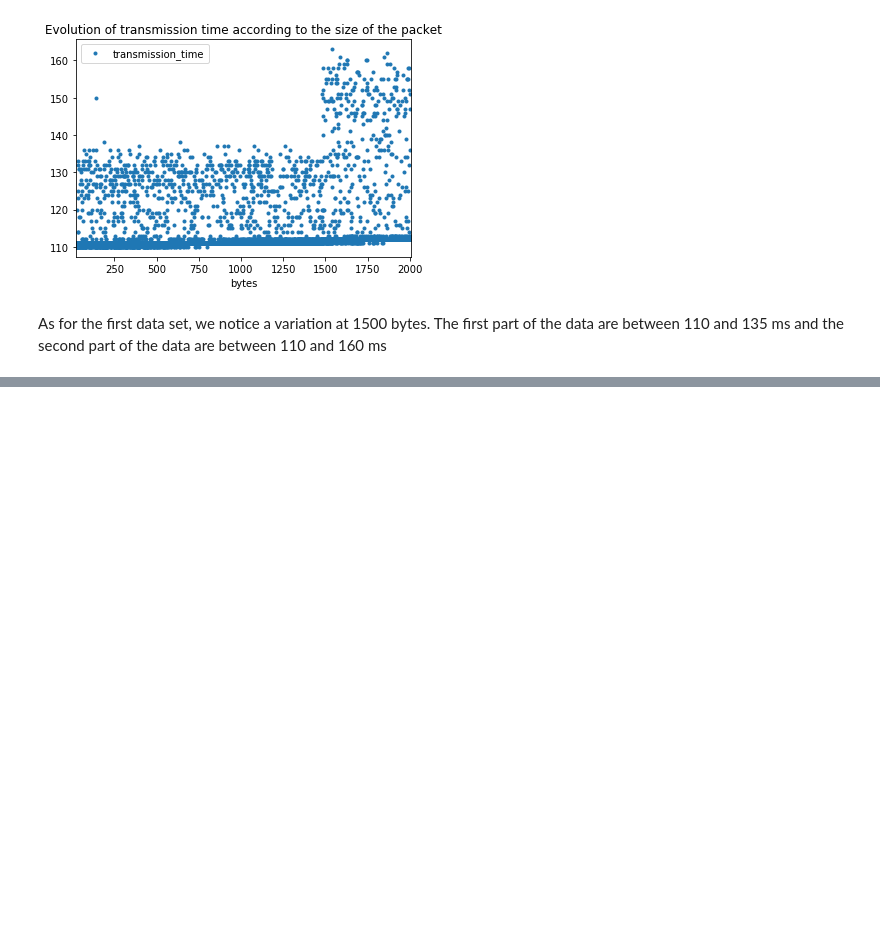
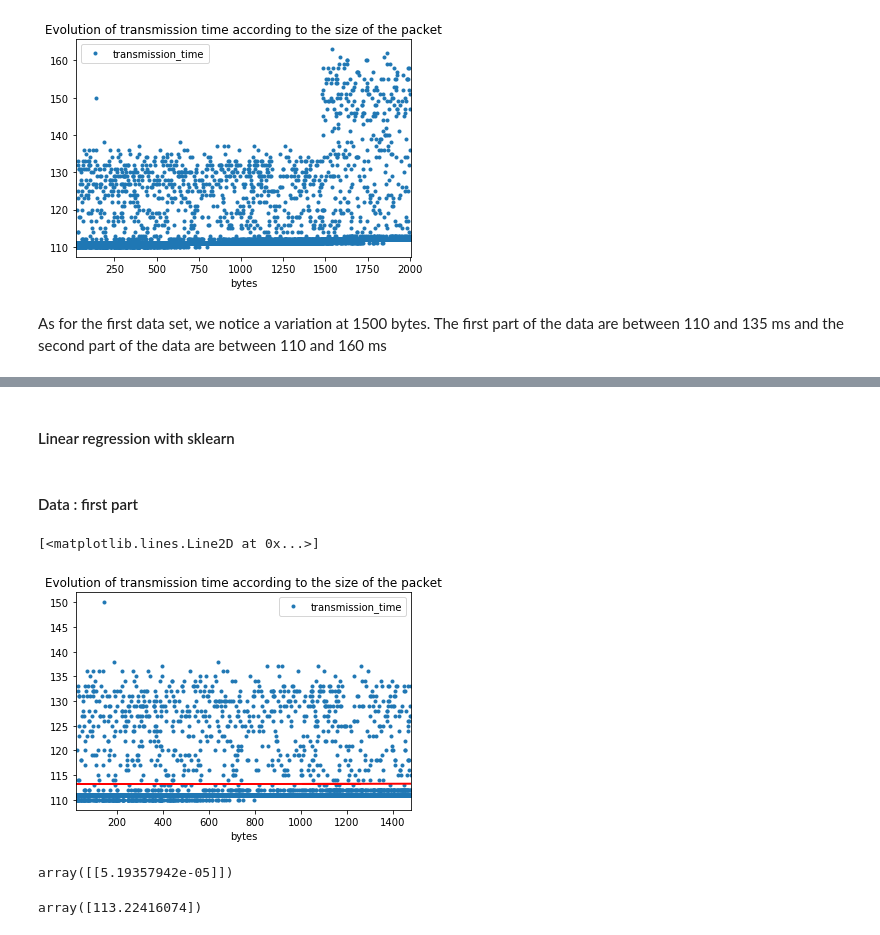
Before and after one commit to MarieBadaroux/Recherche_Reproductible, a Jupyter notebook: Recherche_reproductible_ping.ipynb, the cells around one changed output, grey strips where cells are left out. Cells and saved outputs as stored; diff of their text form; code cells hidden in the pictures; blank space fills up the shorter version.

```diff
--- a/Recherche_reproductible_ping.ipynb
+++ b/Recherche_reproductible_ping.ipynb
@@ -399,0 +416,21 @@ As for the first data set, we notice a variation at 1500 bytes. The first part o
+# %% [markdown]
+#### Linear regression with sklearn
+# %% [markdown]
+#### Data : first part
+# %%
+linear_regressor = LinearRegression()
+linear_regressor.fit(data_bis_1['bytes'].values.reshape(-1, 1), data_bis_1['transmission_time'].values.reshape(-1, 1))
+Y_pred = linear_regressor.predict(data_bis_1['bytes'].values.reshape(-1, 1))
+data_bis_1.plot(x='bytes', y='transmission_time', title="Evolution of transmission time according to the size of the packet", style='.')
+plt.plot(data_bis_1['bytes'].values.reshape(-1, 1), Y_pred, color='red')
+# %% [output]
+[<matplotlib.lines.Line2D at 0x...>]
+[figure, added]
+# %%
+linear_regressor.coef_
+# %% [output]
+array([[5.19357942e-05]])
+# %%
+linear_regressor.intercept_
+# %% [output]
+array([113.22416074])
```
Also changed, not shown: parts of 16 cells of this notebook.
